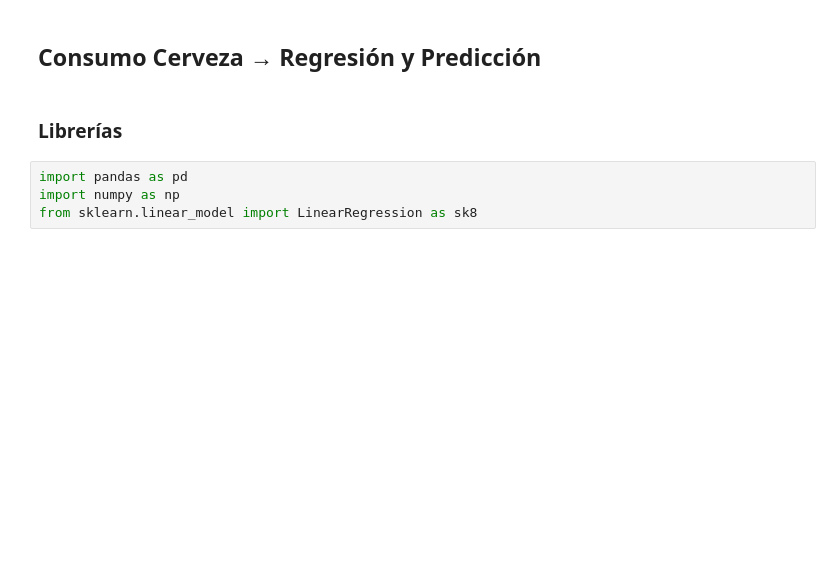
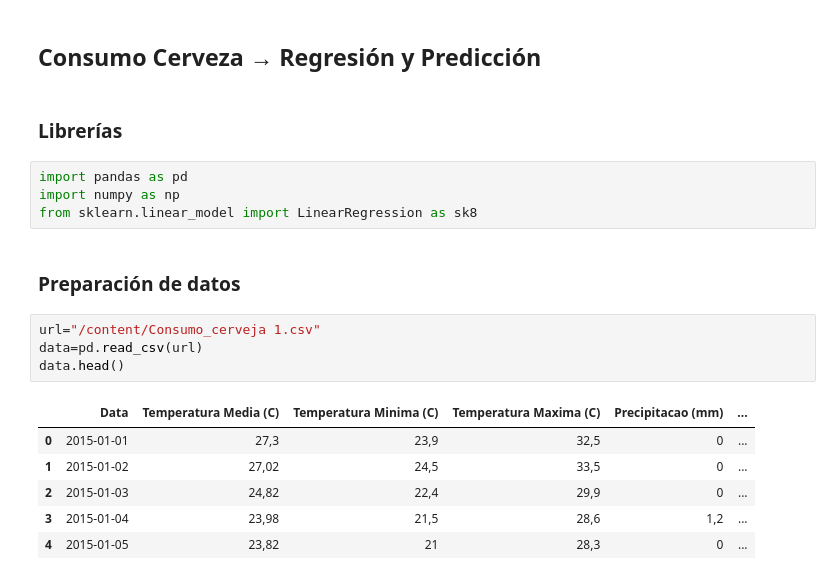
Before and after one commit to CRUBIOHE/Cursos, a Jupyter notebook: Curso_Python.ipynb, the cells around one changed output. Cells and saved outputs as stored; diff of their text form; blank space fills up the shorter version.

```diff
--- a/Curso_Python.ipynb
+++ b/Curso_Python.ipynb
@@ -326,3 +326,16 @@ plt.hist(Marvelldf["Antigüedad-binned"])
 import pandas as pd
 import numpy as np
 from sklearn.linear_model import LinearRegression as sk8
+# %% [markdown]
+### Preparación de datos
+# %%
+url="/content/Consumo_cerveja 1.csv"
+data=pd.read_csv(url)
+data.head()
+# %% [output]
+|  | Data | Temperatura Media (C) | Temperatura Minima (C) | Temperatura Maxima (C) | Precipitacao (mm) | ... |
+| 0 | 2015-01-01 | 27,3 | 23,9 | 32,5 | 0 | ... |
+| 1 | 2015-01-02 | 27,02 | 24,5 | 33,5 | 0 | ... |
+| 2 | 2015-01-03 | 24,82 | 22,4 | 29,9 | 0 | ... |
+| 3 | 2015-01-04 | 23,98 | 21,5 | 28,6 | 1,2 | ... |
+| 4 | 2015-01-05 | 23,82 | 21 | 28,3 | 0 | ... |
```
Also changed, not shown: parts of 4 cells of this notebook.
